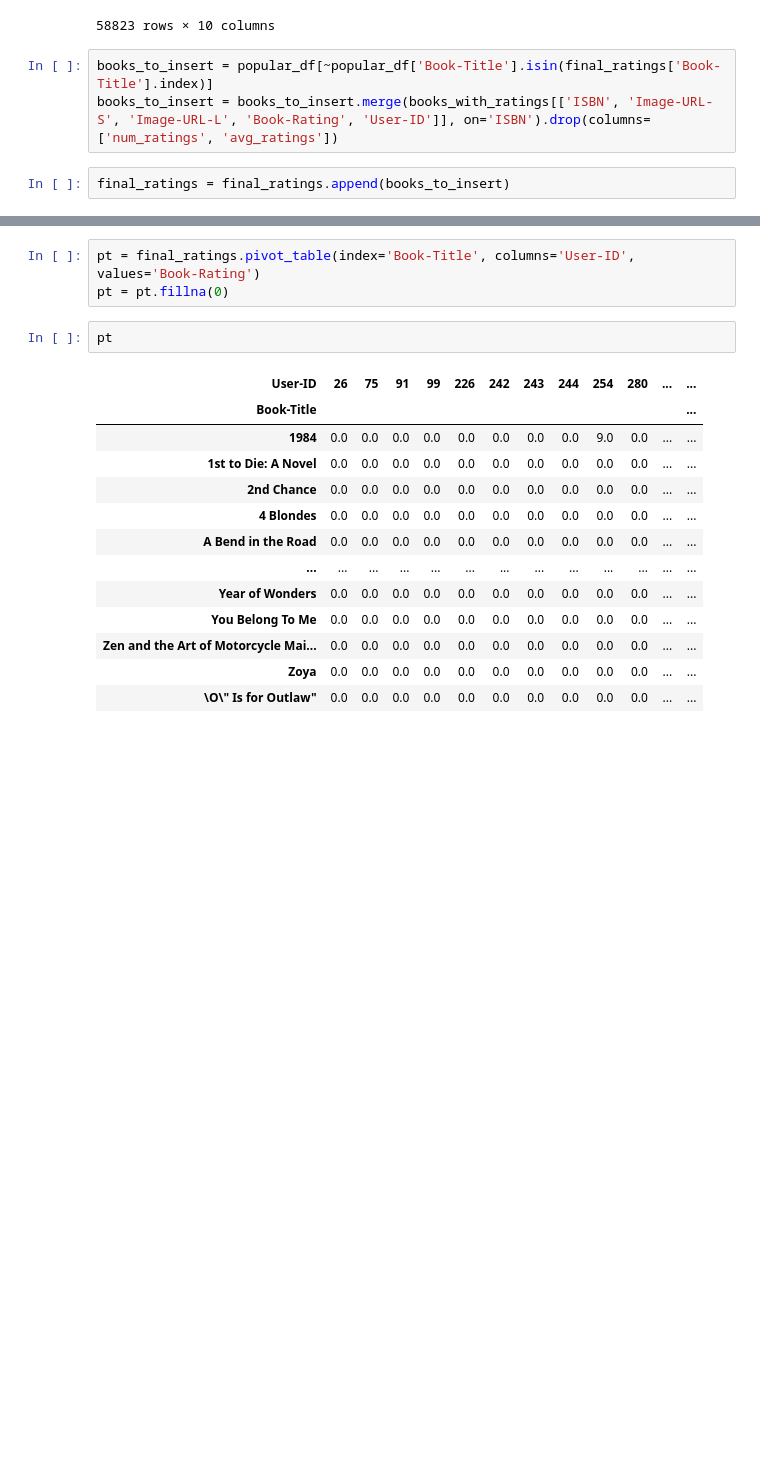
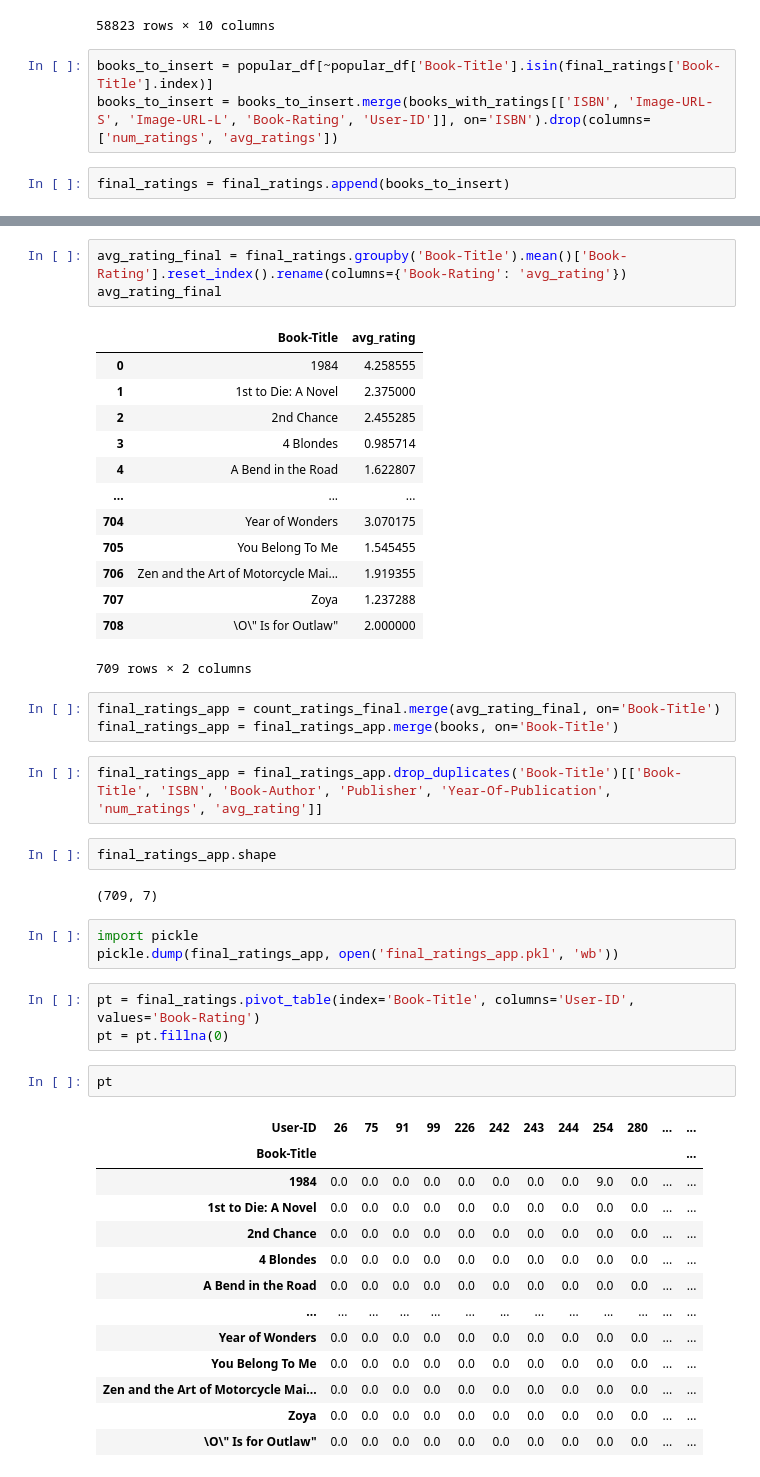
Before and after one commit to M-Awwab-Khan/collaborative-filtering-based-book-recommender-application, a Jupyter notebook: collaborative_filtering_book_recommender.ipynb, the cells around one changed output, grey strips where cells are left out. Cells and saved outputs as stored; diff of their text form; blank space fills up the shorter version.

```diff
--- a/collaborative_filtering_book_recommender.ipynb
+++ b/collaborative_filtering_book_recommender.ipynb
@@ -392,3 +403,32 @@ final_ratings = final_ratings.append(books_to_insert)
+# %%
+avg_rating_final = final_ratings.groupby('Book-Title').mean()['Book-Rating'].reset_index().rename(columns={'Book-Rating': 'avg_rating'})
+avg_rating_final
+# %% [output]
+|  | Book-Title | avg_rating |
+| 0 | 1984 | 4.258555 |
+| 1 | 1st to Die: A Novel | 2.375000 |
+| 2 | 2nd Chance | 2.455285 |
+| 3 | 4 Blondes | 0.985714 |
+| 4 | A Bend in the Road | 1.622807 |
+| ... | ... | ... |
+| 704 | Year of Wonders | 3.070175 |
+| 705 | You Belong To Me | 1.545455 |
+| 706 | Zen and the Art of Motorcycle Mai... | 1.919355 |
+| 707 | Zoya | 1.237288 |
+| 708 | \O\" Is for Outlaw" | 2.000000 |
+709 rows × 2 columns
+# %%
+final_ratings_app = count_ratings_final.merge(avg_rating_final, on='Book-Title')
+final_ratings_app = final_ratings_app.merge(books, on='Book-Title')
+# %%
+final_ratings_app = final_ratings_app.drop_duplicates('Book-Title')[['Book-Title', 'ISBN', 'Book-Author', 'Publisher', 'Year-Of-Publication', 'num_ratings', 'avg_rating']]
+# %%
+final_ratings_app.shape
+# %% [output]
+(709, 7)
+# %%
+import pickle
+pickle.dump(final_ratings_app, open('final_ratings_app.pkl', 'wb'))
 # %%
 pt = final_ratings.pivot_table(index='Book-Title', columns='User-ID', values='Book-Rating')
 pt = pt.fillna(0)
```
Also changed, not shown: parts of 4 cells of this notebook.
